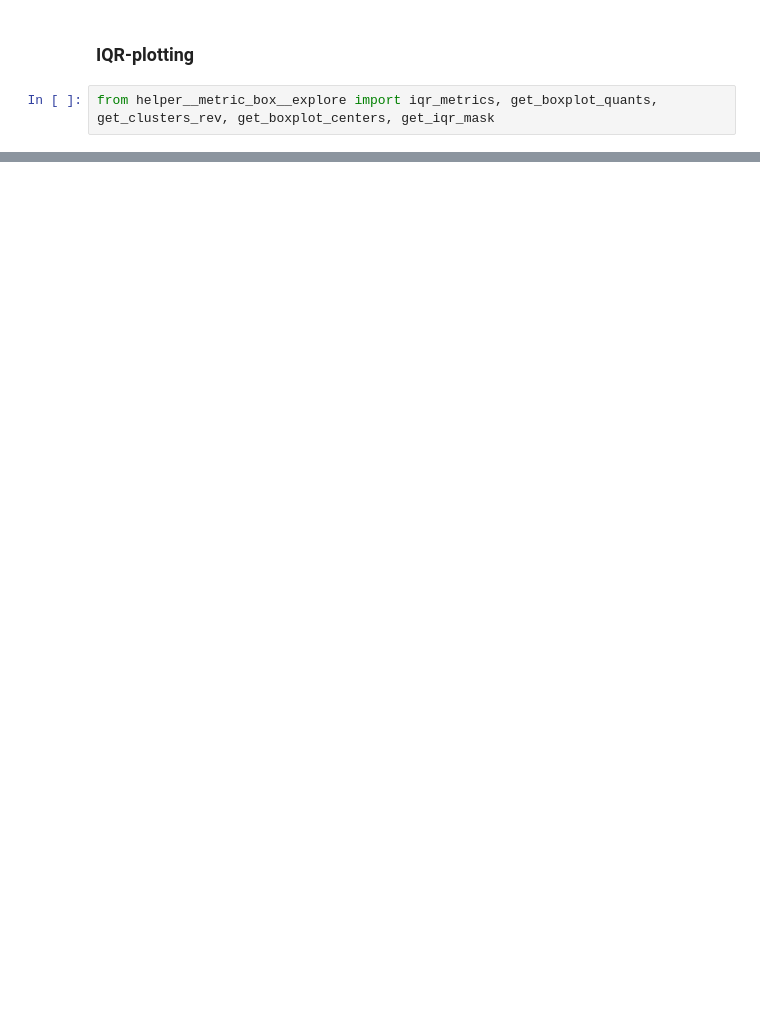
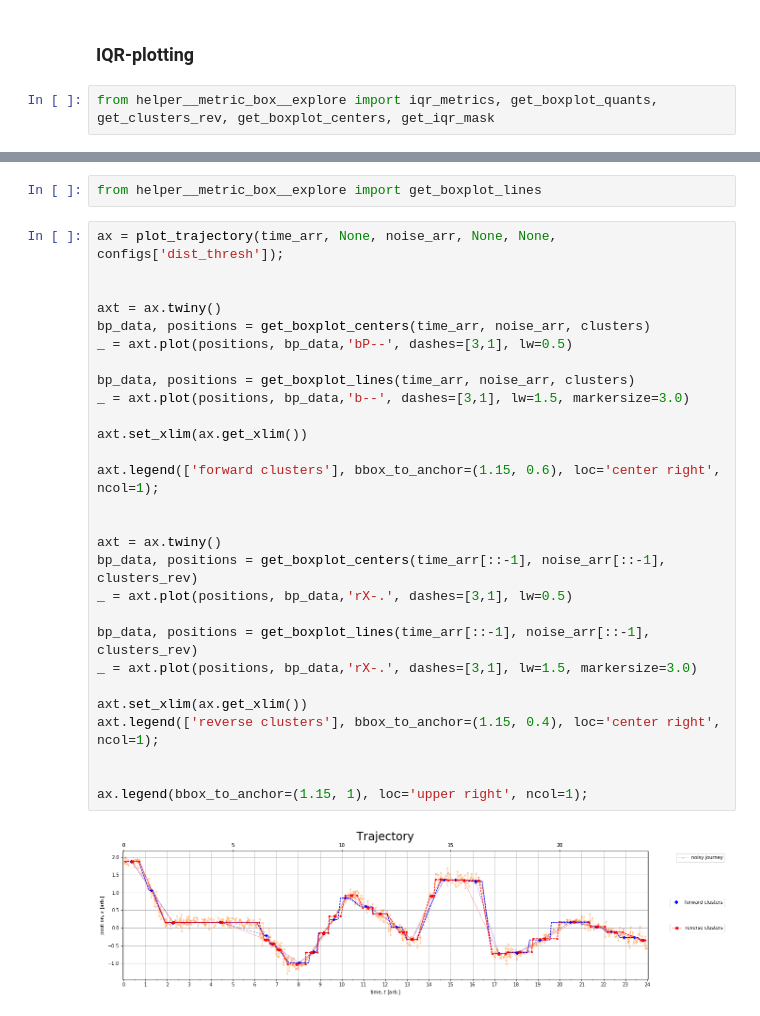
Before and after one commit to m-salewski/stay_classification, a Jupyter notebook: notebooks/classifiers_playground/metric_box_method/classifier_1D__metric_box__explore_IQR_v1.ipynb, the cells around one changed output, grey strips where cells are left out. Cells and saved outputs as stored; diff of their text form; blank space fills up the shorter version.

Commit message:
Update local README in NB-dir metric_box_method; update a few parts to the respective NBs

```diff
--- a/notebooks/classifiers_playground/metric_box_method/classifier_1D__metric_box__explore_IQR_v1.ipynb
+++ b/notebooks/classifiers_playground/metric_box_method/classifier_1D__metric_box__explore_IQR_v1.ipynb
@@ -234,0 +235,32 @@ ax.legend(bbox_to_anchor=(1.15, 1), loc='upper right', ncol=1);
+# %%
+from helper__metric_box__explore import get_boxplot_lines
+# %%
+ax = plot_trajectory(time_arr, None, noise_arr, None, None, configs['dist_thresh']);
+
+
+axt = ax.twiny()
+bp_data, positions = get_boxplot_centers(time_arr, noise_arr, clusters)
+_ = axt.plot(positions, bp_data,'bP--', dashes=[3,1], lw=0.5)
+
+bp_data, positions = get_boxplot_lines(time_arr, noise_arr, clusters)
+_ = axt.plot(positions, bp_data,'b--', dashes=[3,1], lw=1.5, markersize=3.0)
+
+axt.set_xlim(ax.get_xlim())
+
+axt.legend(['forward clusters'], bbox_to_anchor=(1.15, 0.6), loc='center right', ncol=1);
+
+
+axt = ax.twiny()
+bp_data, positions = get_boxplot_centers(time_arr[::-1], noise_arr[::-1], clusters_rev)
+_ = axt.plot(positions, bp_data,'rX-.', dashes=[3,1], lw=0.5)
+
+bp_data, positions = get_boxplot_lines(time_arr[::-1], noise_arr[::-1], clusters_rev)
+_ = axt.plot(positions, bp_data,'rX-.', dashes=[3,1], lw=1.5, markersize=3.0)
+
+axt.set_xlim(ax.get_xlim())
+axt.legend(['reverse clusters'], bbox_to_anchor=(1.15, 0.4), loc='center right', ncol=1);
+
+
+ax.legend(bbox_to_anchor=(1.15, 1), loc='upper right', ncol=1);
+# %% [output]
+[figure, added]
```
Also changed, not shown: parts of 8 cells of this notebook, 4 other files.
